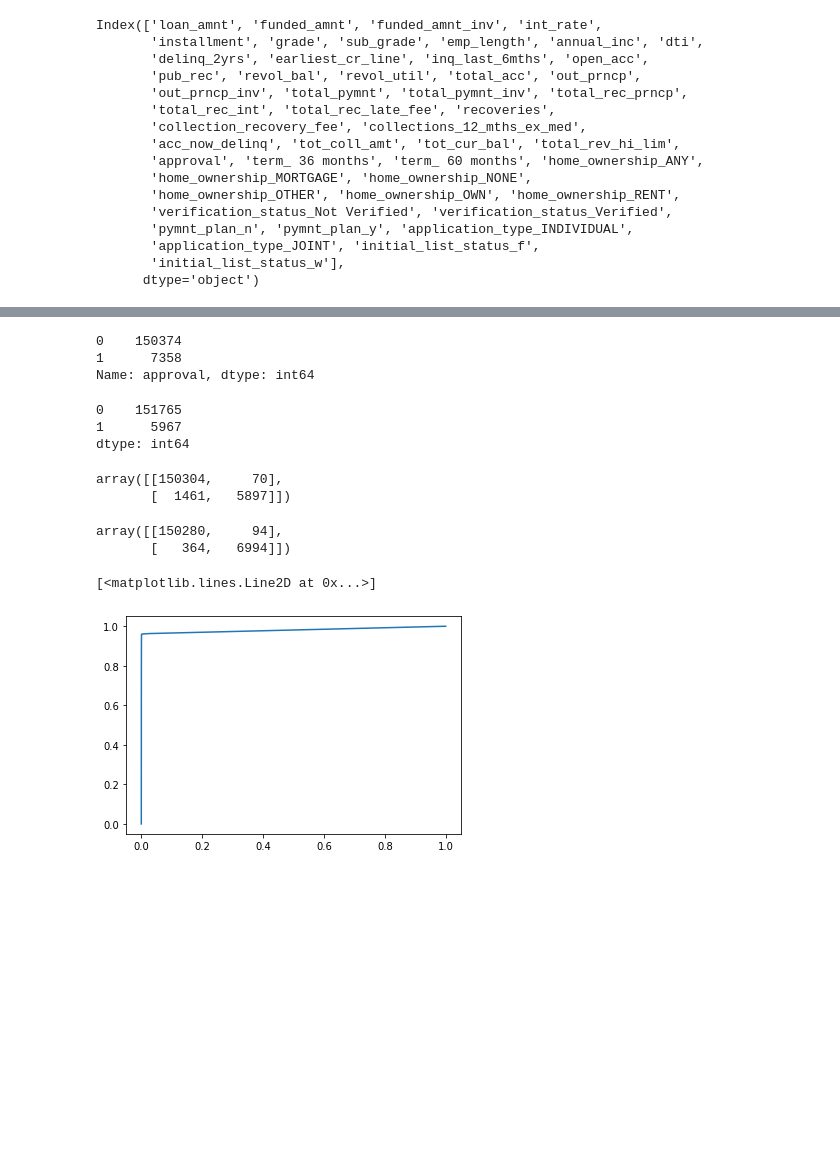
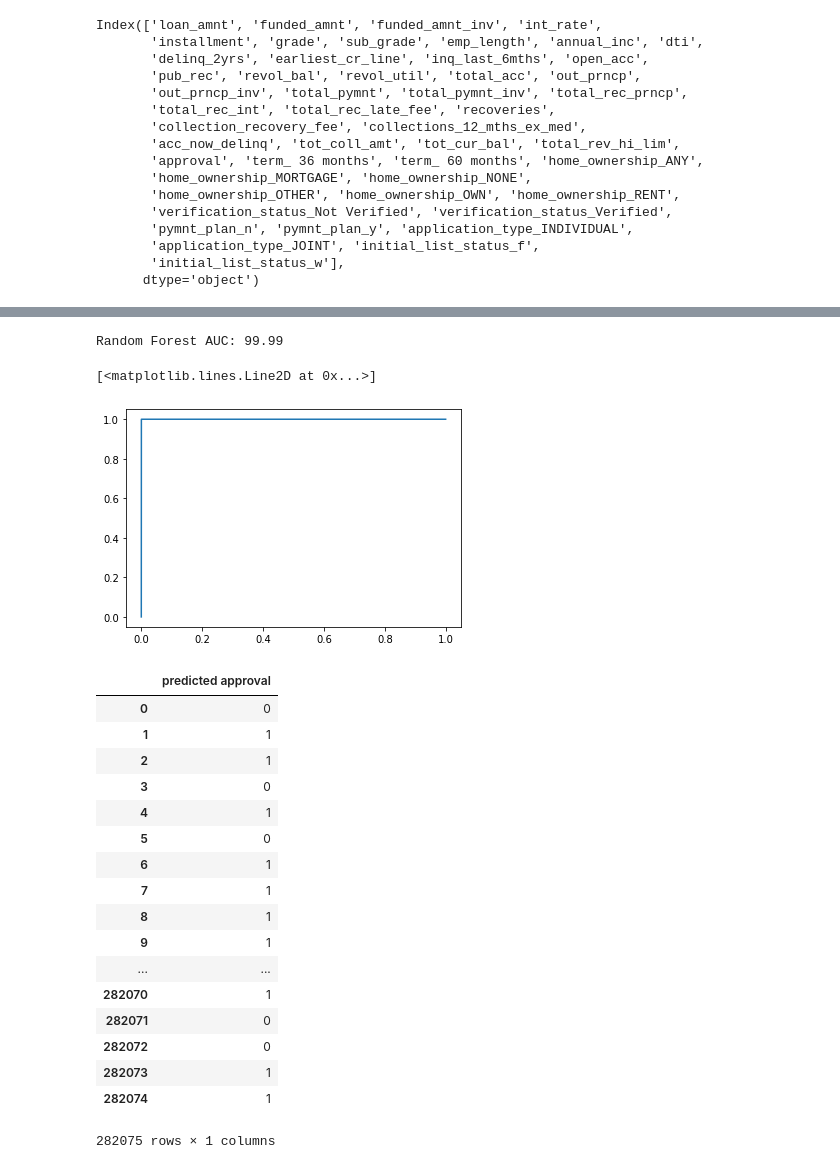
Before and after one commit to djean062/ironhack-project, a Jupyter notebook: Final Project Code.ipynb, the cells around one changed output, grey strips where cells are left out. Drawn from its saved outputs; the diff is of its cells as text; code cells hidden in the pictures; blank space fills up the shorter version.

```diff
--- a/Final Project Code.ipynb
+++ b/Final Project Code.ipynb
@@ -353,38 +439,12 @@ R_squared
-# %%
-Actual = y_test.value_counts()
-Pred = pd.Series(y_test_pred).value_counts()
-Actual
-# %% [output]
-0    150374
-1      7358
-Name: approval, dtype: int64
-# %%
-Pred
-# %% [output]
-0    151765
-1      5967
-dtype: int64
-# %%
-from sklearn.metrics import confusion_matrix
-logreg.fit(X_train,y_train)
-y_pred_test = logreg.predict(X_test)
-confusion_matrix(y_test, y_pred_test)
-# %% [output]
-array([[150304,     70],
-       [  1461,   5897]])
-# %%
-ks_rf = RandomForestClassifier().fit(X_train, y_train)
-y_pred_test_rf = ks_rf.predict(X_test)
-confusion_matrix(y_test, y_pred_test_rf)
-# %% [output]
-array([[150280,     94],
-       [   364,   6994]])
-# %%
-y_pred_proba_rf = ks_rf.predict_proba(X_test)[::,1]
-fpr, tpr, _ = metrics.roc_curve(y_test,  y_pred_proba_rf)
-rf_auc = metrics.roc_auc_score(y_test, y_pred_proba_rf)
-plt.plot(fpr,tpr)
-# %% [output]
-[<matplotlib.lines.Line2D at 0x...>]
-[figure, removed]
+# %%
+#Plotting ROC or (Receiving Operator Characteristic) curve for Model with Random Forest Classifier
+rf_y_pred_proba = ks_rf.predict_proba(X_test)[::,1]
+fpr_rf, tpr_rf, _ = metrics.roc_curve(y_test,  rf_y_pred_proba)
+rf_auc = round(metrics.roc_auc_score(y_test, rf_y_pred_proba),4)*100
+print('Random Forest AUC:',rf_auc)
+plt.plot(fpr_rf,tpr_rf)
+# %% [output]
+Random Forest AUC: 99.99
+[<matplotlib.lines.Line2D at 0x...>]
+[figure, added]
 # %%
@@ -395,4 +457,25 @@ y_test = y_test.reset_index().drop(columns='issue_d')
 y_test_pred = pd.Series(y_test_pred)
 y_test_pred = y_test_pred.loc[:,].rename("predicted approval")
 y_test_pred =pd.DataFrame(y_test_pred)
+# %%
+y_test_pred
+# %% [output]
+|  | predicted approval |
+| 0 | 0 |
+| 1 | 1 |
+| 2 | 1 |
+| 3 | 0 |
+| 4 | 1 |
+| 5 | 0 |
+| 6 | 1 |
+| 7 | 1 |
+| 8 | 1 |
+| 9 | 1 |
+| ... | ... |
+| 282070 | 1 |
+| 282071 | 0 |
+| 282072 | 0 |
+| 282073 | 1 |
+| 282074 | 1 |
+282075 rows × 1 columns
 # %%
```
Also changed, not shown: parts of 92 cells of this notebook.
